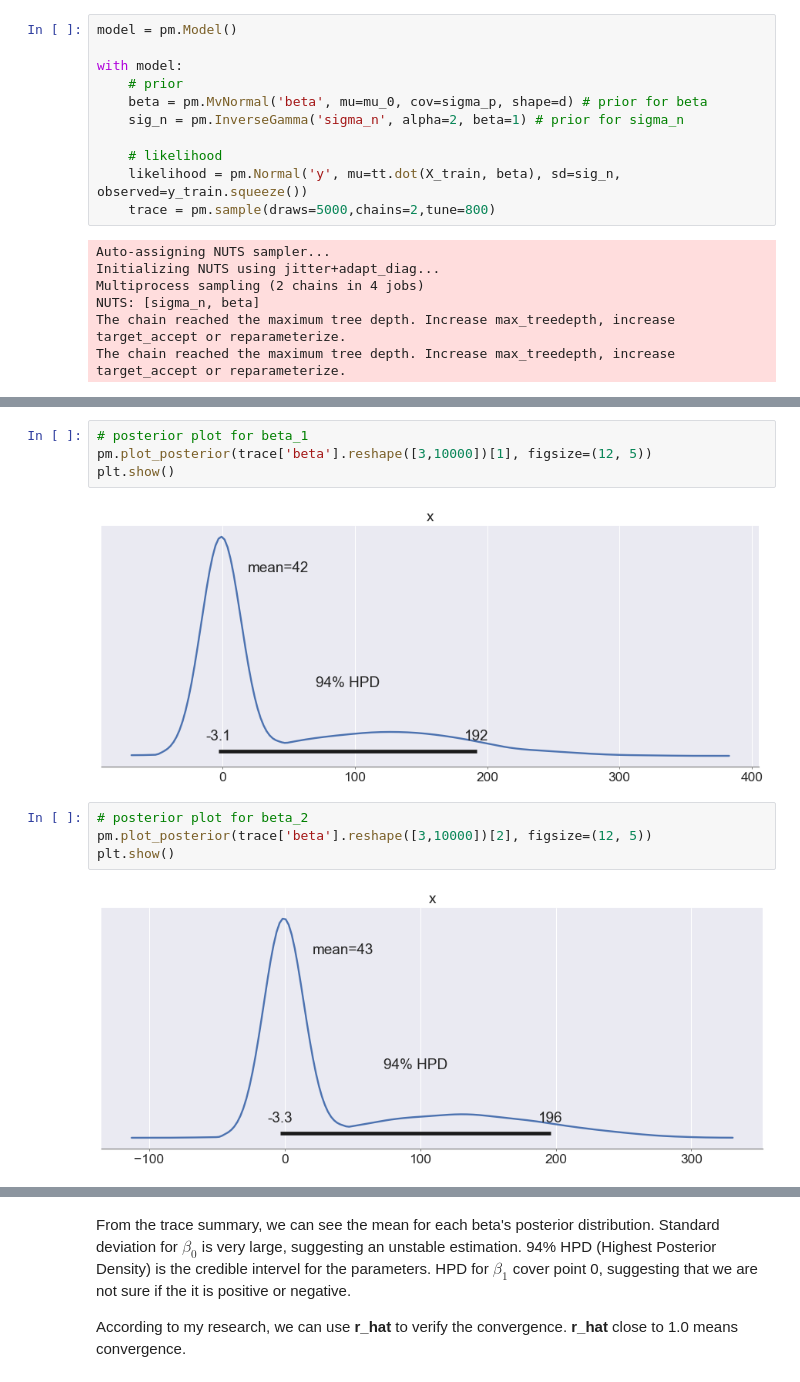
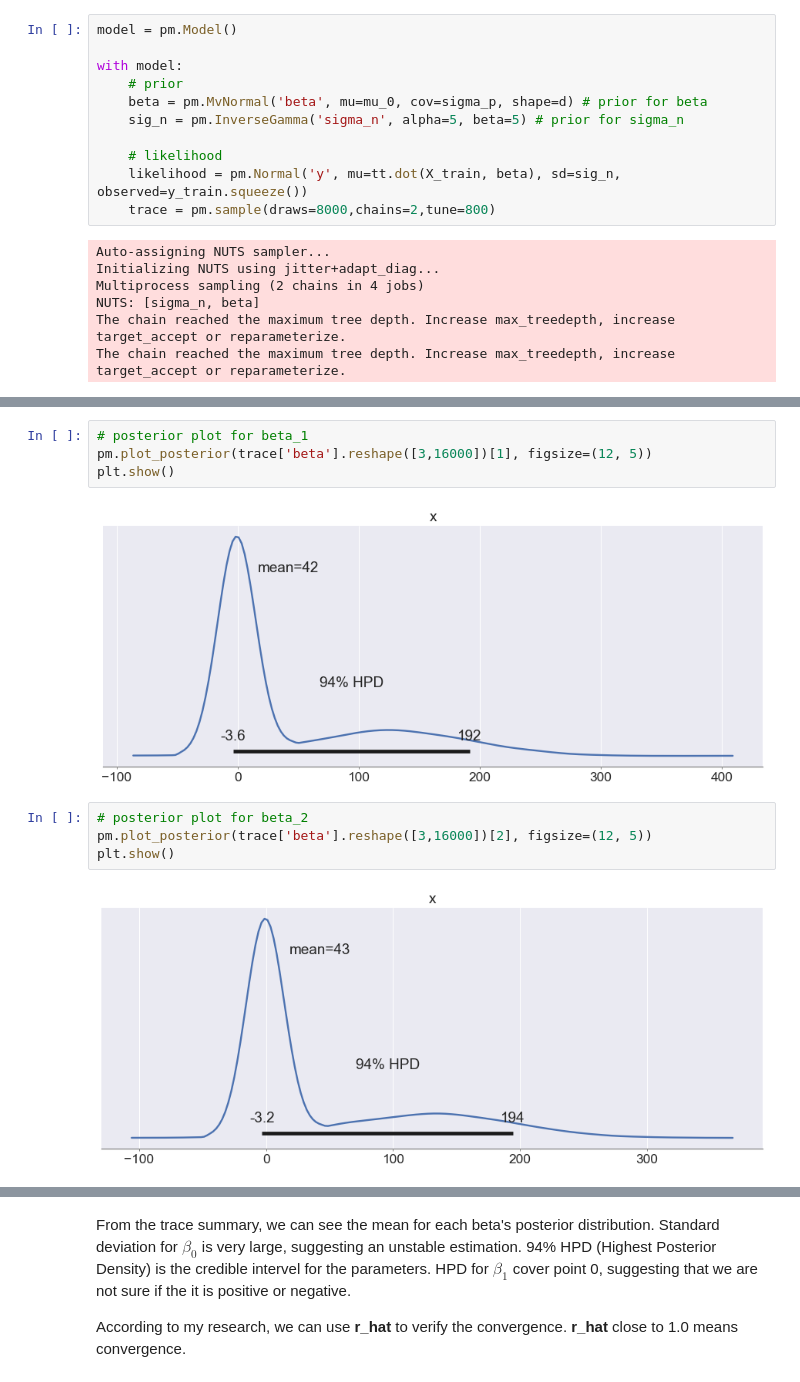
Before and after one commit to Shuyuan-Wang/bayesian-modeling, a Jupyter notebook: week2_parameter_fitting.ipynb, the cells around one changed output, grey strips where cells are left out. Drawn from its saved outputs; the diff is of its cells as text.

```diff
--- a/week2_parameter_fitting.ipynb
+++ b/week2_parameter_fitting.ipynb
@@ -119,11 +116,11 @@ model = pm.Model()
 with model:
     # prior
     beta = pm.MvNormal('beta', mu=mu_0, cov=sigma_p, shape=d) # prior for beta
-    sig_n = pm.InverseGamma('sigma_n', alpha=2, beta=1) # prior for sigma_n
+    sig_n = pm.InverseGamma('sigma_n', alpha=5, beta=5) # prior for sigma_n
 
     # likelihood
     likelihood = pm.Normal('y', mu=tt.dot(X_train, beta), sd=sig_n, observed=y_train.squeeze())
-    trace = pm.sample(draws=5000,chains=2,tune=800)
+    trace = pm.sample(draws=8000,chains=2,tune=800)
 # %% [output]
 Auto-assigning NUTS sampler...
 Initializing NUTS using jitter+adapt_diag...
@@ -148,15 +145,15 @@ plt.show()
 # %%
 # posterior plot for beta_1
-pm.plot_posterior(trace['beta'].reshape([3,10000])[1], figsize=(12, 5))
+pm.plot_posterior(trace['beta'].reshape([3,16000])[1], figsize=(12, 5))
 plt.show()
 # %% [output]
-[figure, old version]
+[figure, new version]
 # %%
 # posterior plot for beta_2
-pm.plot_posterior(trace['beta'].reshape([3,10000])[2], figsize=(12, 5))
+pm.plot_posterior(trace['beta'].reshape([3,16000])[2], figsize=(12, 5))
 plt.show()
 # %% [output]
-[figure, old version]
+[figure, new version]
 # %%
 # posterior plot for sigma_n
 pm.plot_posterior(trace['sigma_n'], figsize=(12, 5))
```
Also changed, not shown: parts of 10 cells of this notebook.
